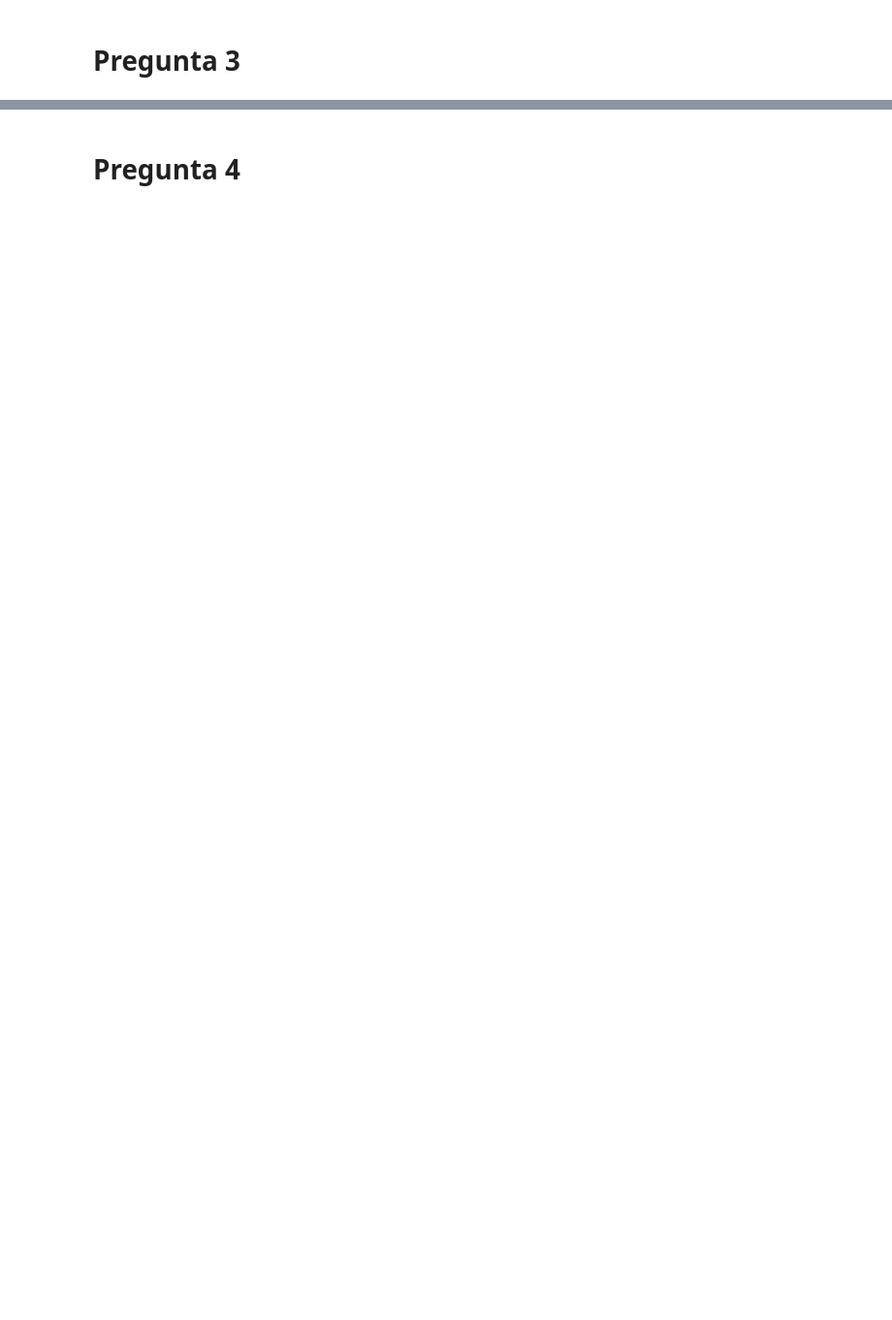
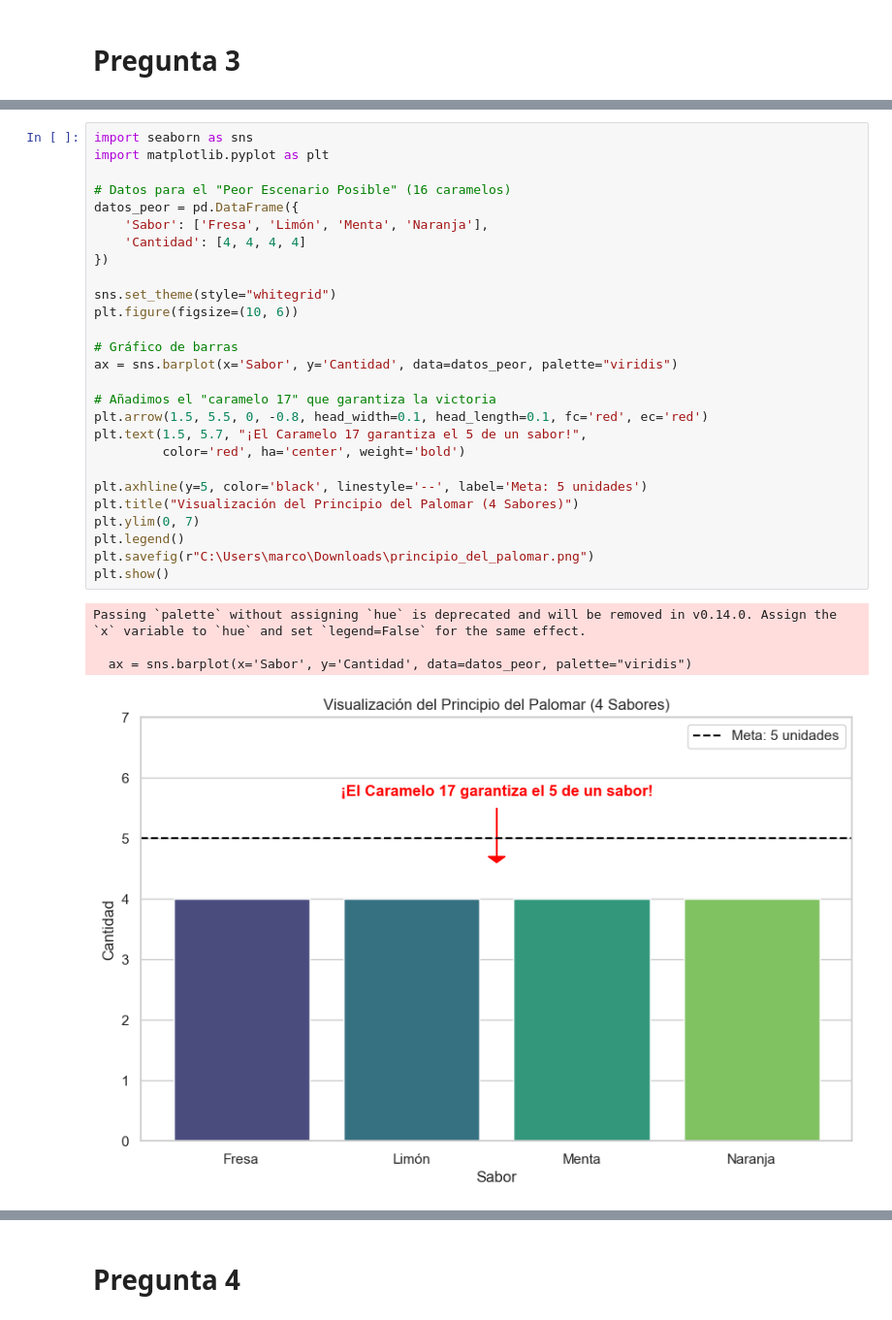
Before and after one commit to marco-canas/camino-udea, a Jupyter notebook: 4_esquemas_proporcionalidad/clase_08_combinatoria_y_probabilidad/clase_8_combinatoria_y_probabilidad.ipynb, the cells around one changed output, grey strips where cells are left out. Shown at 97% size. Drawn from its saved outputs; the diff is of its cells as text; blank space fills up the shorter version.

```diff
--- a/4_esquemas_proporcionalidad/clase_08_combinatoria_y_probabilidad/clase_8_combinatoria_y_probabilidad.ipynb
+++ b/4_esquemas_proporcionalidad/clase_08_combinatoria_y_probabilidad/clase_8_combinatoria_y_probabilidad.ipynb
@@ -229,0 +359,32 @@ Si ves que la pregunta dice **"sin tener en cuenta el número de formas como ell
+# %%
+import seaborn as sns
+import matplotlib.pyplot as plt
+
+# Datos para el "Peor Escenario Posible" (16 caramelos)
+datos_peor = pd.DataFrame({
+    'Sabor': ['Fresa', 'Limón', 'Menta', 'Naranja'],
+    'Cantidad': [4, 4, 4, 4]
+})
+
+sns.set_theme(style="whitegrid")
+plt.figure(figsize=(10, 6))
+
+# Gráfico de barras
+ax = sns.barplot(x='Sabor', y='Cantidad', data=datos_peor, palette="viridis")
+
+# Añadimos el "caramelo 17" que garantiza la victoria
+plt.arrow(1.5, 5.5, 0, -0.8, head_width=0.1, head_length=0.1, fc='red', ec='red')
+plt.text(1.5, 5.7, "¡El Caramelo 17 garantiza el 5 de un sabor!",
+         color='red', ha='center', weight='bold')
+
+plt.axhline(y=5, color='black', linestyle='--', label='Meta: 5 unidades')
+plt.title("Visualización del Principio del Palomar (4 Sabores)")
+plt.ylim(0, 7)
+plt.legend()
+plt.savefig(r"C:\Users\marco\Downloads\principio_del_palomar.png")
+plt.show()
+# %% [output]
+Passing `palette` without assigning `hue` is deprecated and will be removed in v0.14.0. Assign the `x` variable to `hue` and set `legend=False` for the same effect.
+
+  ax = sns.barplot(x='Sabor', y='Cantidad', data=datos_peor, palette="viridis")
+[figure, added]
```
Also changed, not shown: parts of 29 cells of this notebook.
